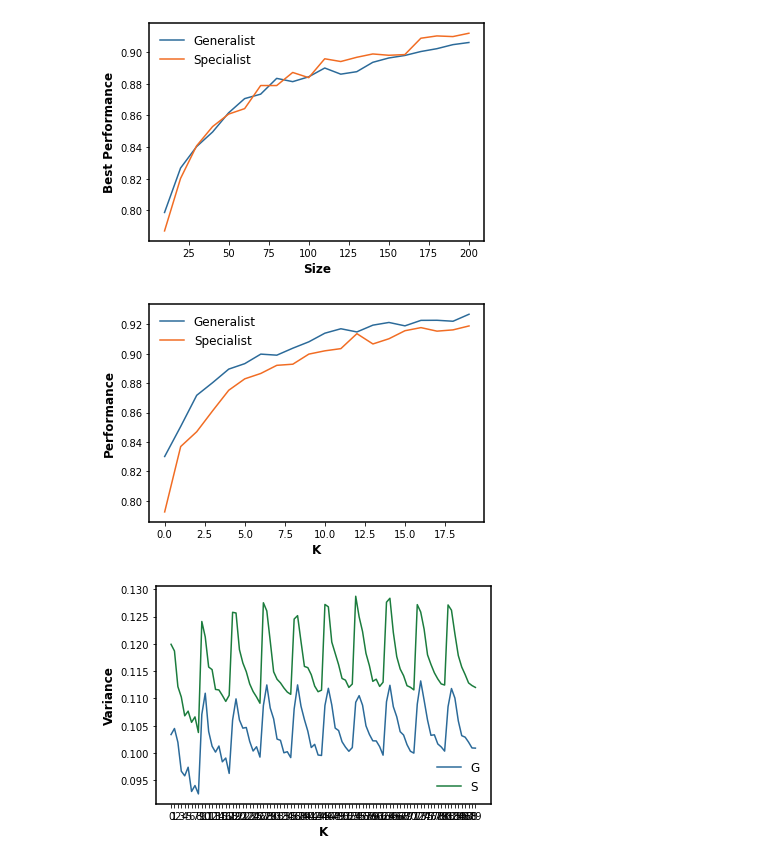
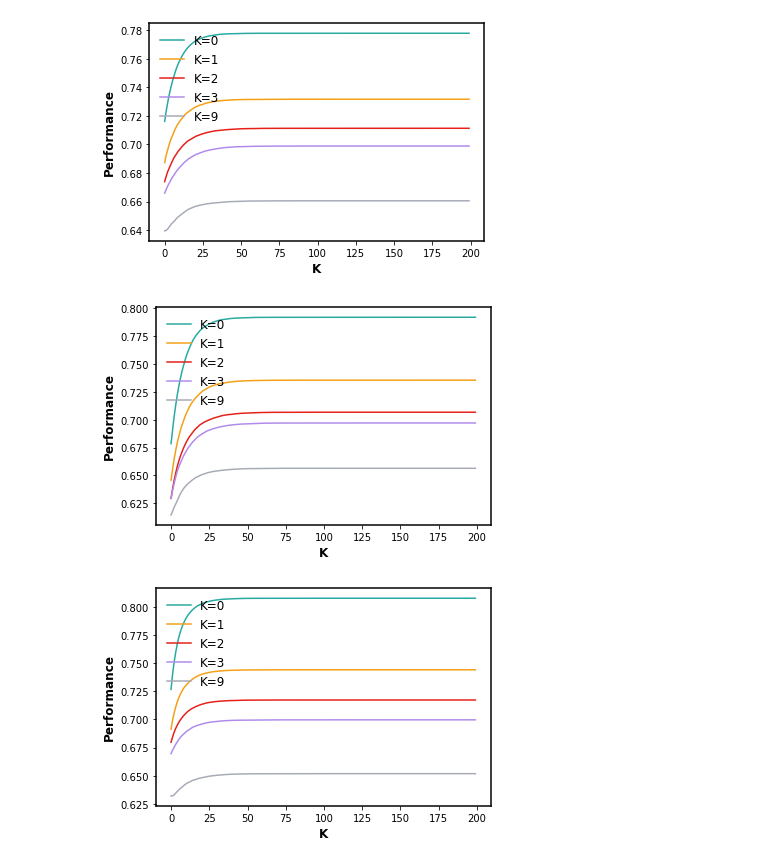
Before and after one commit to baldFemale/OpenInnovationFramework, a Jupyter notebook: Mechanism/LessIsEnough/Evaluator.ipynb, the cells around one changed output. Drawn from its saved outputs; the diff is of its cells as text; code cells hidden in the pictures.

```diff
--- a/Mechanism/LessIsEnough/Evaluator.ipynb
+++ b/Mechanism/LessIsEnough/Evaluator.ipynb
@@ -140,78 +193,68 @@ plt.show()
 # %%
-# GS Best Fitness Given the Same K and Varying Agent Numbers
-given_K_index = 8
-g_fitness_across_size, s_fitness_across_size = [], []
-for g_fitness, s_fitness in zip(g_best_fitness_across_K_size, s_best_fitness_across_K_size):
-    g_fitness_across_size.append(g_fitness[given_K_index])
-    s_fitness_across_size.append(s_fitness[given_K_index])
-
-x = agent_num_list
+# Assess the time dimension
+x = range(len(gg_performance_time[0]))
 fig, ax = plt.subplots()
 ax.spines["left"].set_linewidth(1.5)
 ax.spines["right"].set_linewidth(1.5)
 ax.spines["top"].set_linewidth(1.5)
 ax.spines["bottom"].set_linewidth(1.5)
-plt.plot(x, g_fitness_across_size, "-", label="Generalist", color=nature_blue)
-plt.plot(x, s_fitness_across_size, "-", label="Specialist", color=nature_orange)
-
-plt.xlabel('Size', fontweight='bold', fontsize=12)
-plt.ylabel('Best Performance', fontweight='bold', fontsize=12)
+plt.plot(x, gg_performance_time[0], "k-", label="K=0", color=morandi_green)
+plt.plot(x, gg_performance_time[1], "k-", label="K=1", color=morandi_orange)
+plt.plot(x, gg_performance_time[2], "k-", label="K=2", color=morandi_red)
+plt.plot(x, gg_performance_time[3], "k-", label="K=3", color=morandi_purple)
+plt.plot(x, gg_performance_time[-1], "k-", label="K=9", color=deep_grey)
+plt.xlabel('K', fontweight='bold', fontsize=12)
+plt.ylabel('Performance', fontweight='bold', fontsize=12)
 # plt.xticks(x)
 plt.legend(frameon=False, ncol=1, fontsize=12)
-plt.savefig(data_folder + r"\GS_best_performance_K_{0}.png".format(given_K_index), transparent=True, dpi=300)
+plt.savefig(data_folder + r"\GG_performance_time.png", transparent=True, dpi=300)
 plt.show()
+# plt.clf()
 # %% [output]
-[figure, old version]
+[figure, new version]
 # %%
-# GS Fitness Given the Same K and Varying Agent Numbers
-given_K_index = 3
-g_fitness_across_size, s_fitness_across_size = [], []
-for g_fitness, s_fitness in zip(g_best_fitness_across_K_size, s_best_fitness_across_K_size):
-    g_fitness_across_size.append(g_fitness[given_K_index])
-    s_fitness_across_size.append(s_fitness[given_K_index])
-
-x = range(len(s_fitness_across_size))
+# Assess the time dimension
+x = range(len(sg_performance_time[0]))
 fig, ax = plt.subplots()
 ax.spines["left"].set_linewidth(1.5)
 ax.spines["right"].set_linewidth(1.5)
 ax.spines["top"].set_linewidth(1.5)
 ax.spines["bottom"].set_linewidth(1.5)
-plt.plot(x, g_fitness_across_size, "-", label="Generalist", color=nature_blue)
-plt.plot(x, s_fitness_across_size, "-", label="Specialist", color=nature_orange)
-
+plt.plot(x, sg_performance_time[0], "k-", label="K=0", color=morandi_green)
+plt.plot(x, sg_performance_time[1], "k-", label="K=1", color=morandi_orange)
+plt.plot(x, sg_performance_time[2], "k-", label="K=2", color=morandi_red)
+plt.plot(x, sg_performance_time[3], "k-", label="K=3", color=morandi_purple)
+plt.plot(x, sg_performance_time[-1], "k-", label="K=9", color=deep_grey)
 plt.xlabel('K', fontweight='bold', fontsize=12)
 plt.ylabel('Performance', fontweight='bold', fontsize=12)
 # plt.xticks(x)
 plt.legend(frameon=False, ncol=1, fontsize=12)
-plt.savefig(data_folder + r"\GS_best_performance.png", transparent=True, dpi=300)
+plt.savefig(data_folder + r"\SG_performance_time.png", transparent=True, dpi=300)
 plt.show()
+# plt.clf()
 # %% [output]
-[figure, old version]
+[figure, new version]
 # %%
-# GST Variance
-given_K_index = 3
-g_variance_across_size, s_variance_across_size = [], []
-for g_variance, s_variance in zip(g_variance_across_K_size, s_variance_across_K_size):
-    g_variance_across_size.append(g_fitness[given_K_index])
-    s_variance_across_size.append(s_fitness[given_K_index])
-x = range(len(g_variance))
+# Assess the time dimension
+x = range(len(gs_performance_time[0]))
 fig, ax = plt.subplots()
 ax.spines["left"].set_linewidth(1.5)
 ax.spines["right"].set_linewidth(1.5)
 ax.spines["top"].set_linewidth(1.5)
 ax.spines["bottom"].set_linewidth(1.5)
-plt.plot(x, g_variance, "k-", label="G", color=nature_blue)
-plt.plot(x, s_variance, "k-", label="S", color=nature_green)
-# plt.plot(x, t_variance, "k-", label="T", color=nature_orange)
-
+plt.plot(x, gs_performance_time[0], "k-", label="K=0", color=morandi_green)
+plt.plot(x, gs_performance_time[1], "k-", label="K=1", color=morandi_orange)
+plt.plot(x, gs_performance_time[2], "k-", label="K=2", color=morandi_red)
+plt.plot(x, gs_performance_time[3], "k-", label="K=3", color=morandi_purple)
+plt.plot(x, gs_performance_time[-1], "k-", label="K=9", color=deep_grey)
 plt.xlabel('K', fontweight='bold', fontsize=12)
-plt.ylabel('Variance', fontweight='bold', fontsize=12)
-plt.xticks(x)
+plt.ylabel('Performance', fontweight='bold', fontsize=12)
+# plt.xticks(x)
 plt.legend(frameon=False, ncol=1, fontsize=12)
-plt.savefig(data_folder + r"\GST_variance.png", transparent=True, dpi=300)
+plt.savefig(data_folder + r"\GS_performance_time.png", transparent=True, dpi=300)
 plt.show()
 # plt.clf()
 # %% [output]
-[figure, old version]
+[figure, new version]
 # %%
 # Assess the time dimension
```
Also changed, not shown: parts of 8 cells of this notebook, 11 other files.
